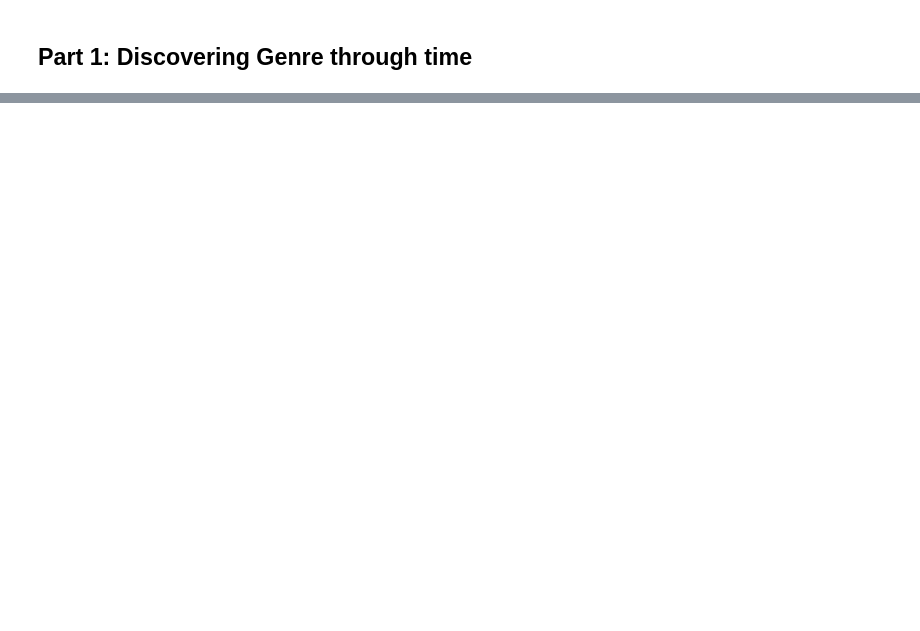
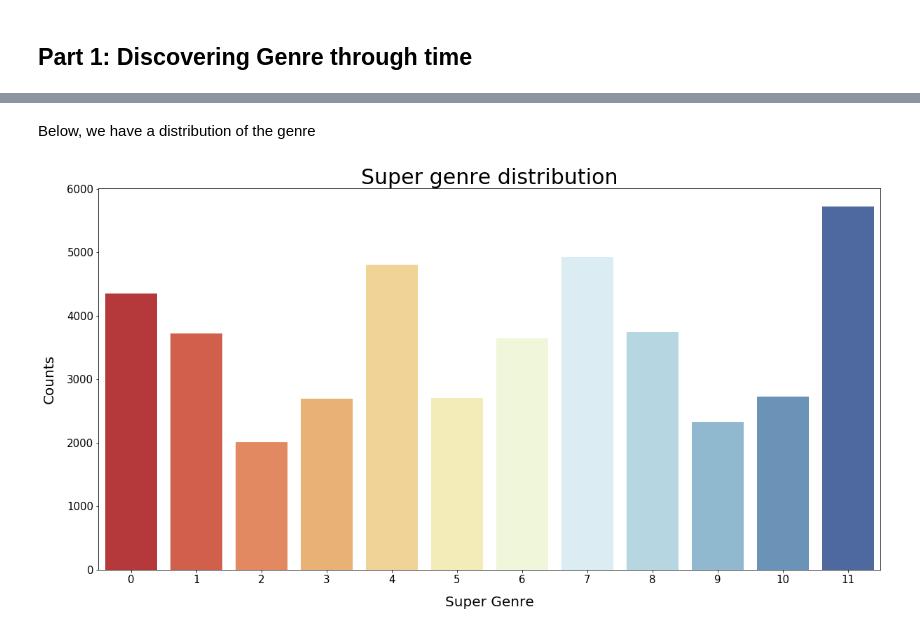
Before and after one commit to cgallay/Ada, a Jupyter notebook: Project/Music_Story.ipynb, the cells around one changed output, grey strips where cells are left out. Cells and saved outputs as stored; diff of their text form; code cells hidden in the pictures; blank space fills up the shorter version.

```diff
--- a/Project/Music_Story.ipynb
+++ b/Project/Music_Story.ipynb
@@ -72,0 +141,4 @@ for letter in ['A', 'B', 'C', 'D', 'E', 'F']:
+# %%
+#Add the super genre to the DataFrame
+df_song["genre"] = np.argmax(X_tranform, axis=1)
+showMapWithTime(selectGenre(df_song, 2))
@@ -72,0 +147,17 @@ for letter in ['A', 'B', 'C', 'D', 'E', 'F']:
+# %% [markdown]
+Below, we have a distribution of the genre
+# %%
+#Plot distribution by year
+df = df_song[['genre', 'year']].groupby('genre').count()
+
+plt.figure(figsize=(20,10))
+plot = sns.barplot(x=df.index, y=df.year, order=df.index, palette='RdYlBu')
+plot.set_title('Super genre distribution', fontsize=30)
+plot.set_ylabel('Counts', fontsize=20, labelpad=15)
+plot.set_xlabel('Super Genre', fontsize=20, labelpad=15)
+plot.xaxis.axes.tick_params(labelsize=15)
+plot.yaxis.axes.tick_params(labelsize=15)
+plt.savefig('../docs/images/genre_distr.png')
+plt.show()
+# %% [output]
+[figure, added]
```
Also changed, not shown: parts of 21 cells of this notebook, 4 other files.
